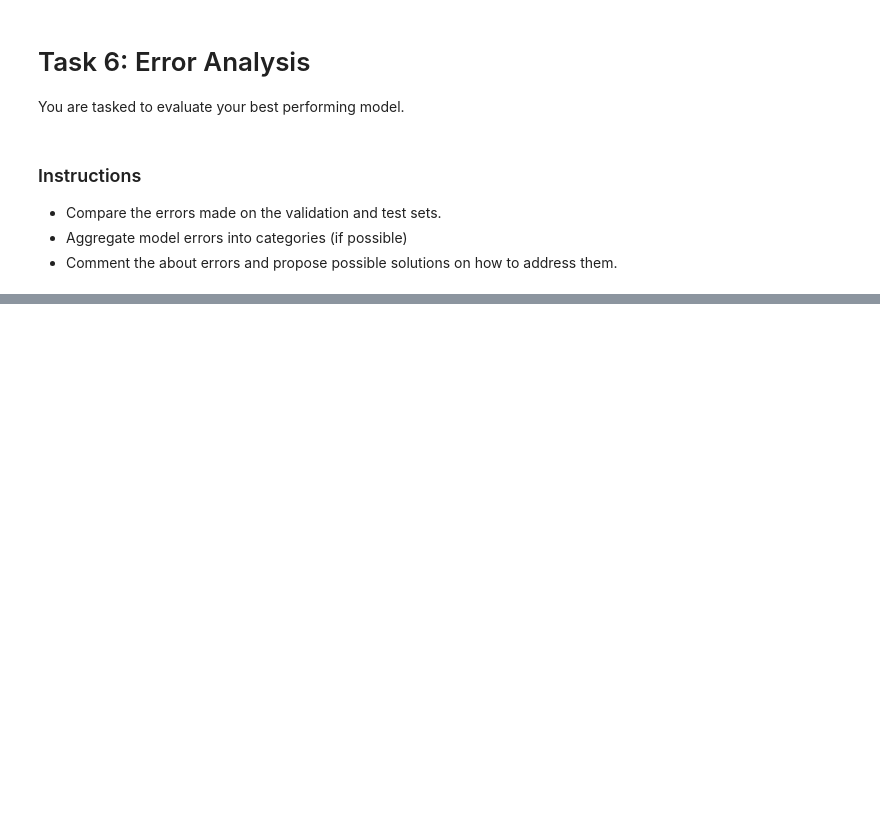
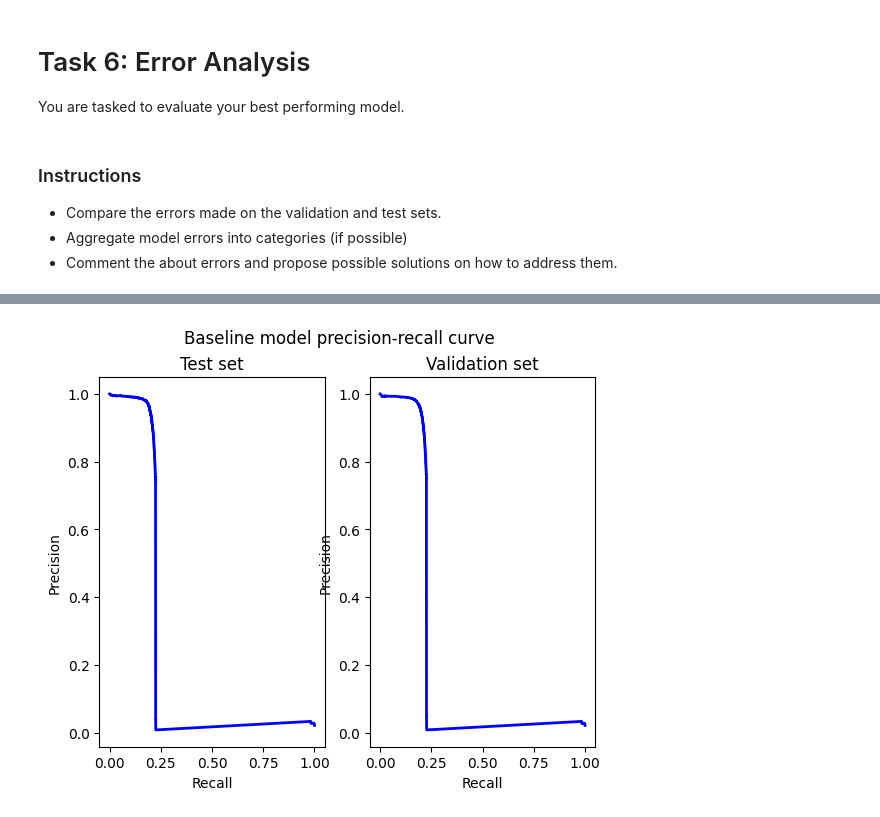
Before and after one commit to CipStr/NLProject, a Jupyter notebook: A1_v2.ipynb, the cells around one changed output, grey strips where cells are left out. Saved outputs shown, nothing was run; the diff lists cells and outputs as text; code cells hidden in the pictures; blank space fills up the shorter version.

```diff
--- a/A1_v2.ipynb
+++ b/A1_v2.ipynb
@@ -988,0 +1062,27 @@ Score for the tag wp$ is: 1.0
+# %%
+# Get precision/recall for the baseline model
+from sklearn.metrics import precision_score
+from sklearn.metrics import recall_score
+from sklearn.metrics import precision_recall_curve
+
+# plot precision-recall curve for the baseline model for test and validation set in a multifigure plot
+fig, (ax1, ax2) = plt.subplots(1, 2)
+fig.suptitle('Baseline model precision-recall curve')
+# test set
+precision_test = dict()
+recall_test = dict()
+precision_test["micro"], recall_test["micro"], _ = precision_recall_curve(Y_test.ravel(), baseline.predict(X_test).ravel())
+ax1.plot(recall_test["micro"], precision_test["micro"], color='blue', lw=2)
+ax1.set_xlabel('Recall')
+ax1.set_ylabel('Precision')
+ax1.set_title('Test set')
+# validation set
+precision_val = dict()
+recall_val = dict()
+precision_val["micro"], recall_val["micro"], _ = precision_recall_curve(Y_val.ravel(), baseline.predict(X_val).ravel())
+ax2.plot(recall_val["micro"], precision_val["micro"], color='blue', lw=2)
+ax2.set_xlabel('Recall')
+ax2.set_ylabel('Precision')
+ax2.set_title('Validation set')
+plt.show()
+# %% [output]
@@ -988,0 +1091 @@ Score for the tag wp$ is: 1.0
+[figure, added]
```
Also changed, not shown: parts of 106 cells of this notebook, 3 other files.
